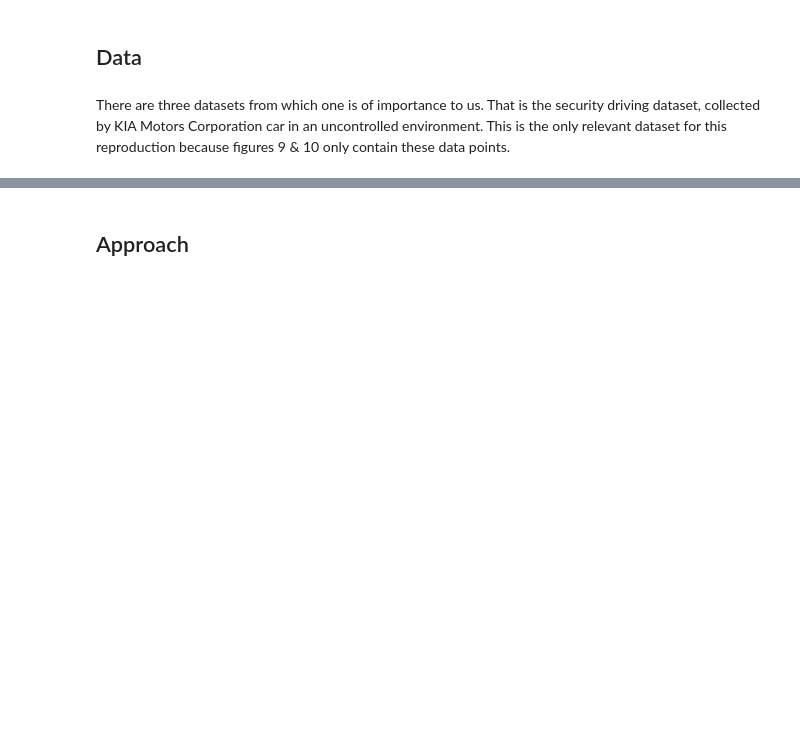
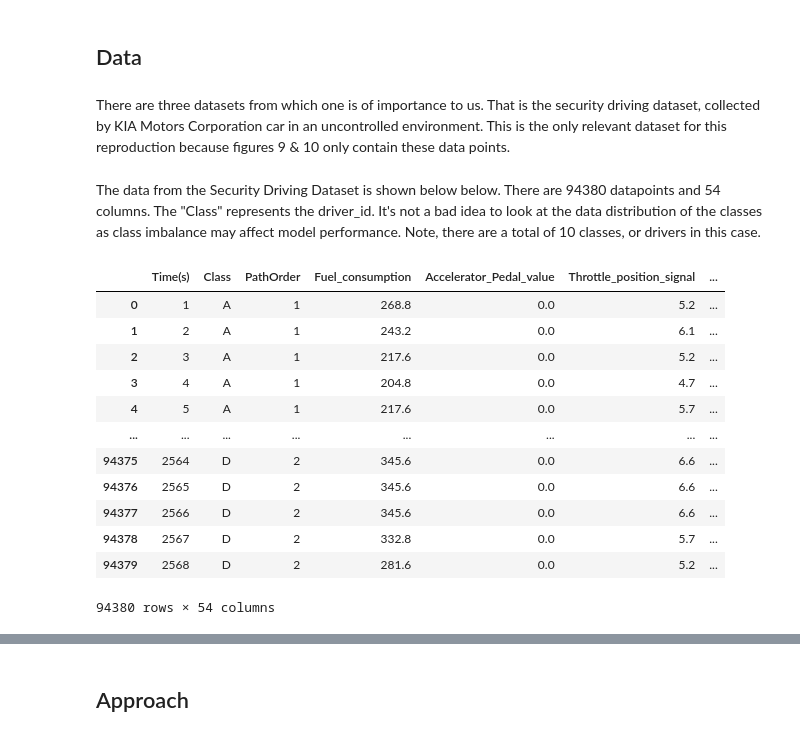
Before and after one commit to Eudelft/Deepproject, a Jupyter notebook: deep.ipynb, the cells around one changed output, grey strips where cells are left out. Drawn from its saved outputs; the diff is of its cells as text; code cells hidden in the pictures; blank space fills up the shorter version.

```diff
--- a/deep.ipynb
+++ b/deep.ipynb
@@ -23,0 +38,21 @@ There are three datasets from which one is of importance to us. That is the secu
+# %% [markdown]
+The data from the Security Driving Dataset is shown below below. There are 94380 datapoints and 54 columns. The "Class" represents the driver_id.
+It's not a bad idea to look at the data distribution of the classes as class imbalance may affect model performance. Note, there are a total of 10 classes, or drivers in this case.
+# %%
+# read data
+df = pd.read_csv('./Data/korea_vehicledata.csv')
+df
+# %% [output]
+|  | Time(s) | Class | PathOrder | Fuel_consumption | Accelerator_Pedal_value | Throttle_position_signal | ... |
+| 0 | 1 | A | 1 | 268.8 | 0.0 | 5.2 | ... |
+| 1 | 2 | A | 1 | 243.2 | 0.0 | 6.1 | ... |
+| 2 | 3 | A | 1 | 217.6 | 0.0 | 5.2 | ... |
+| 3 | 4 | A | 1 | 204.8 | 0.0 | 4.7 | ... |
+| 4 | 5 | A | 1 | 217.6 | 0.0 | 5.7 | ... |
+| ... | ... | ... | ... | ... | ... | ... | ... |
+| 94375 | 2564 | D | 2 | 345.6 | 0.0 | 6.6 | ... |
+| 94376 | 2565 | D | 2 | 345.6 | 0.0 | 6.6 | ... |
+| 94377 | 2566 | D | 2 | 345.6 | 0.0 | 6.6 | ... |
+| 94378 | 2567 | D | 2 | 332.8 | 0.0 | 5.7 | ... |
+| 94379 | 2568 | D | 2 | 281.6 | 0.0 | 5.2 | ... |
+94380 rows × 54 columns
```
Also changed, not shown: parts of 10 cells of this notebook, 5 other files.
